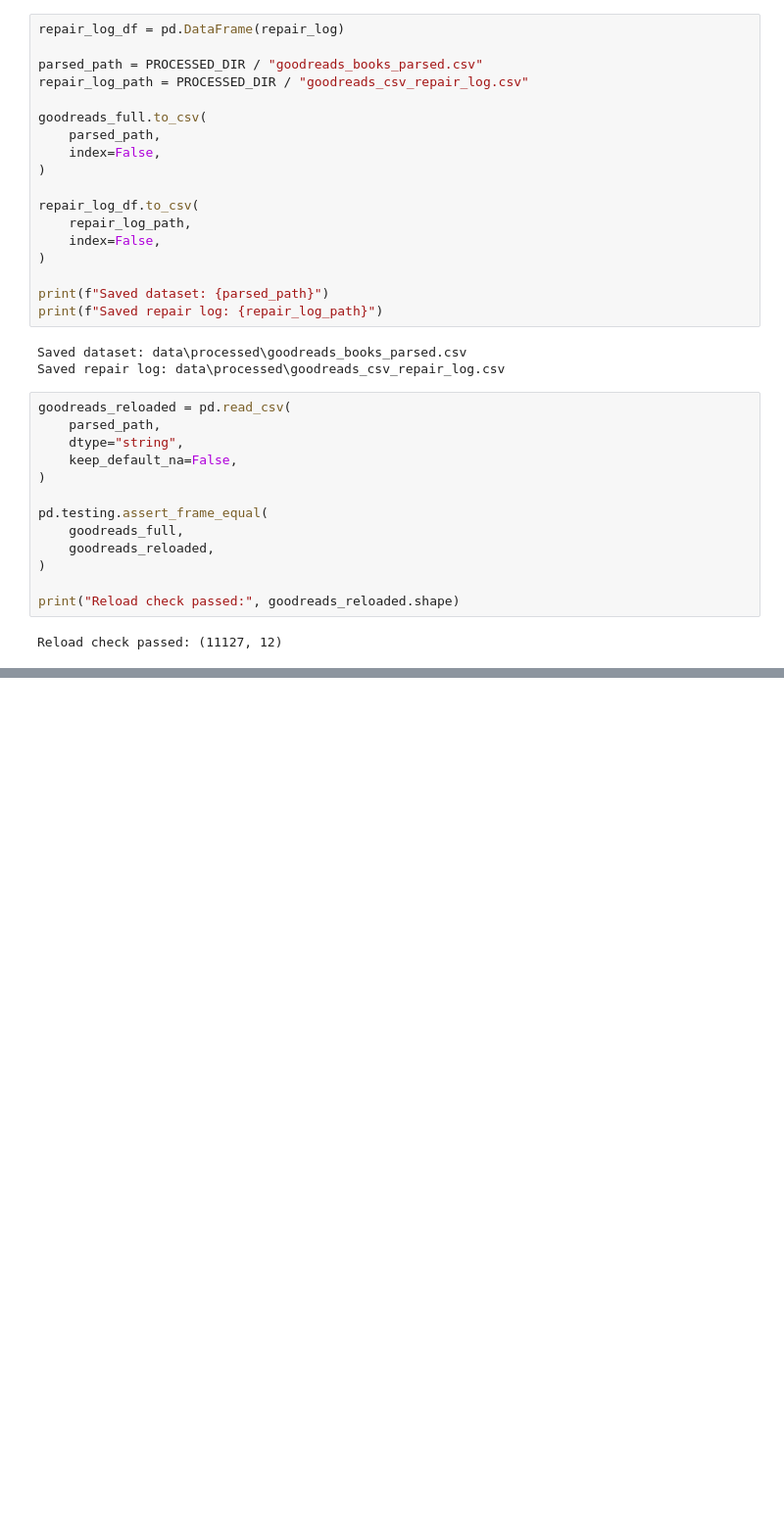
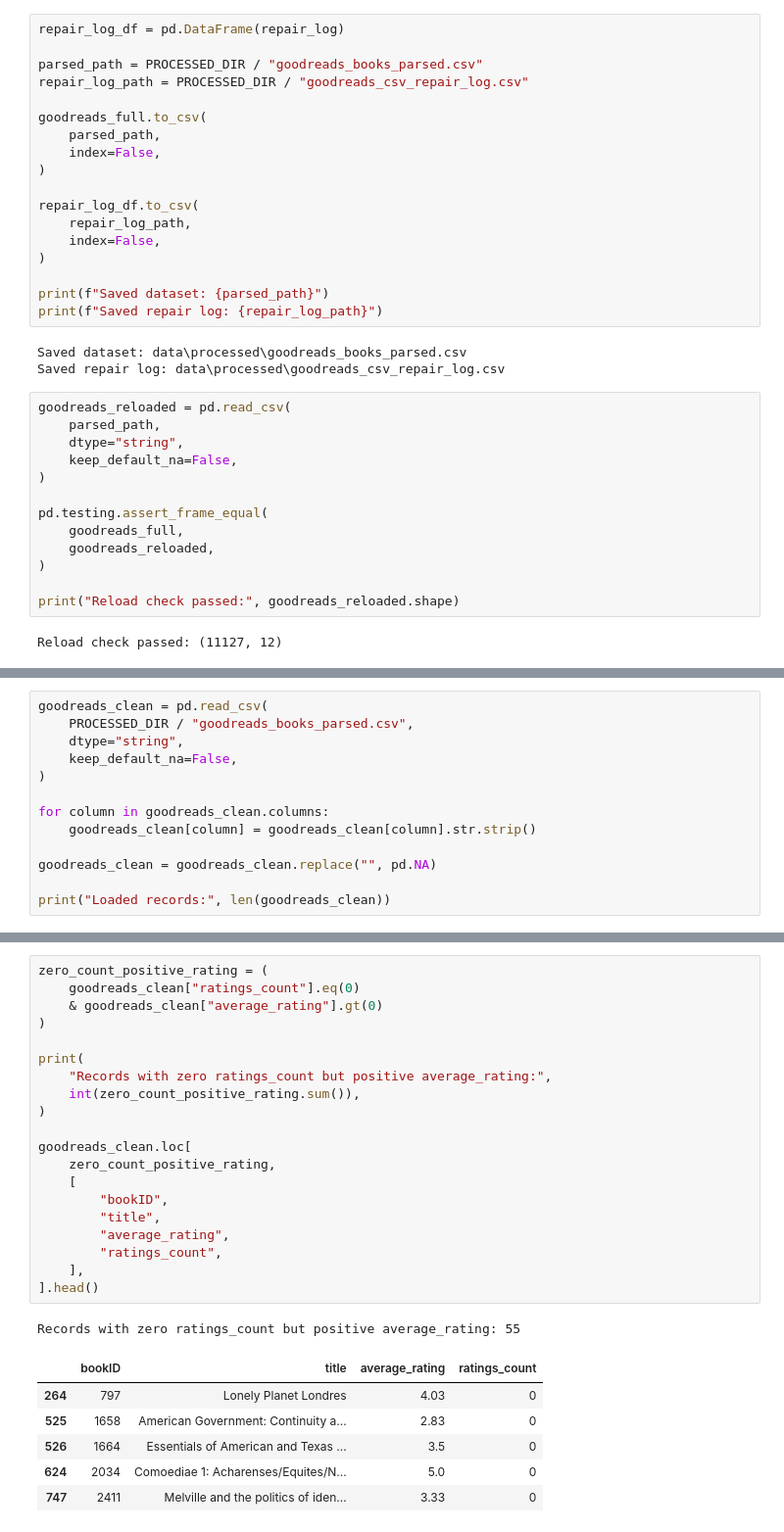
Before and after one commit to radostina-elinchova/books-ds, a Jupyter notebook: books_project.ipynb, the cells around one changed output, grey strips where cells are left out. Shown at 98% size. Drawn from its saved outputs; the diff is of its cells as text; blank space fills up the shorter version.

```diff
--- a/books_project.ipynb
+++ b/books_project.ipynb
@@ -656,0 +664,13 @@ will be performed in the next stage.
+# %%
+goodreads_clean = pd.read_csv(
+    PROCESSED_DIR / "goodreads_books_parsed.csv",
+    dtype="string",
+    keep_default_na=False,
+)
+
+for column in goodreads_clean.columns:
+    goodreads_clean[column] = goodreads_clean[column].str.strip()
+
+goodreads_clean = goodreads_clean.replace("", pd.NA)
+
+print("Loaded records:", len(goodreads_clean))
@@ -656,0 +771,28 @@ will be performed in the next stage.
+# %%
+zero_count_positive_rating = (
+    goodreads_clean["ratings_count"].eq(0)
+    & goodreads_clean["average_rating"].gt(0)
+)
+
+print(
+    "Records with zero ratings_count but positive average_rating:",
+    int(zero_count_positive_rating.sum()),
+)
+
+goodreads_clean.loc[
+    zero_count_positive_rating,
+    [
+        "bookID",
+        "title",
+        "average_rating",
+        "ratings_count",
+    ],
+].head()
+# %% [output]
+Records with zero ratings_count but positive average_rating: 55
+|  | bookID | title | average_rating | ratings_count |
+| 264 | 797 | Lonely Planet Londres | 4.03 | 0 |
+| 525 | 1658 | American Government: Continuity a... | 2.83 | 0 |
+| 526 | 1664 | Essentials of American and Texas ... | 3.5 | 0 |
+| 624 | 2034 | Comoediae 1: Acharenses/Equites/N... | 5.0 | 0 |
+| 747 | 2411 | Melville and the politics of iden... | 3.33 | 0 |
```
Also changed, not shown: parts of 12 cells of this notebook, 4 other files.
